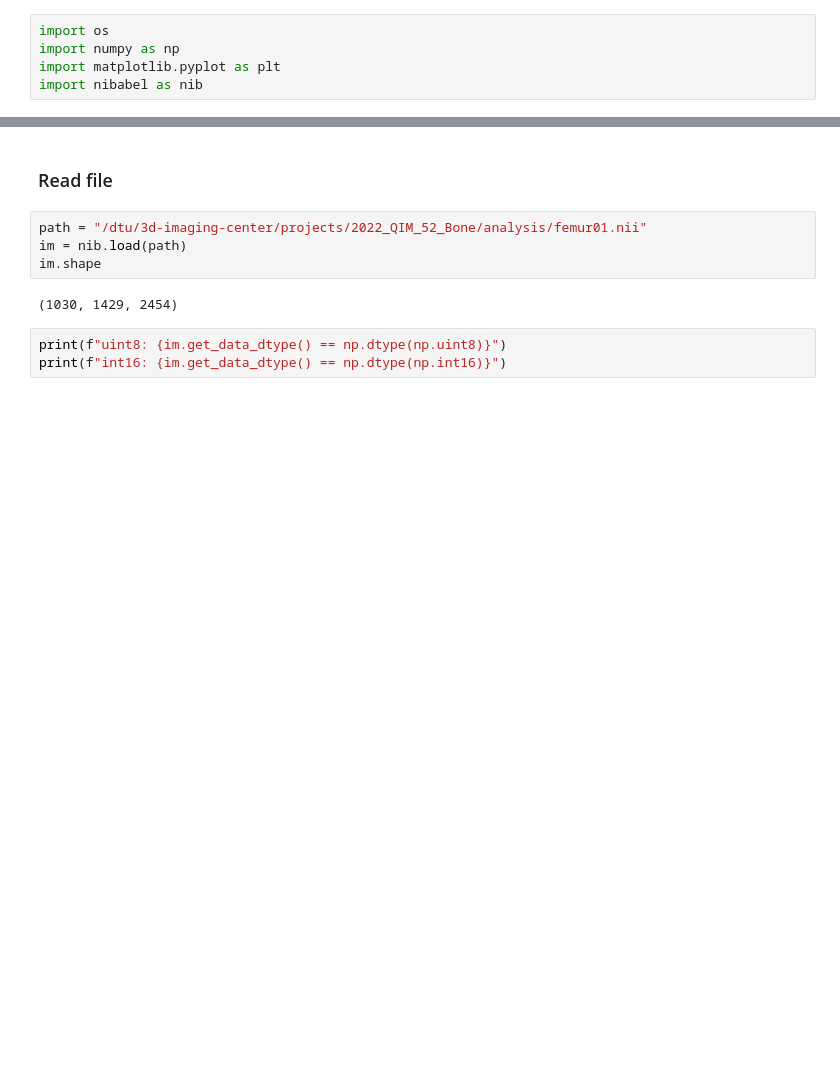
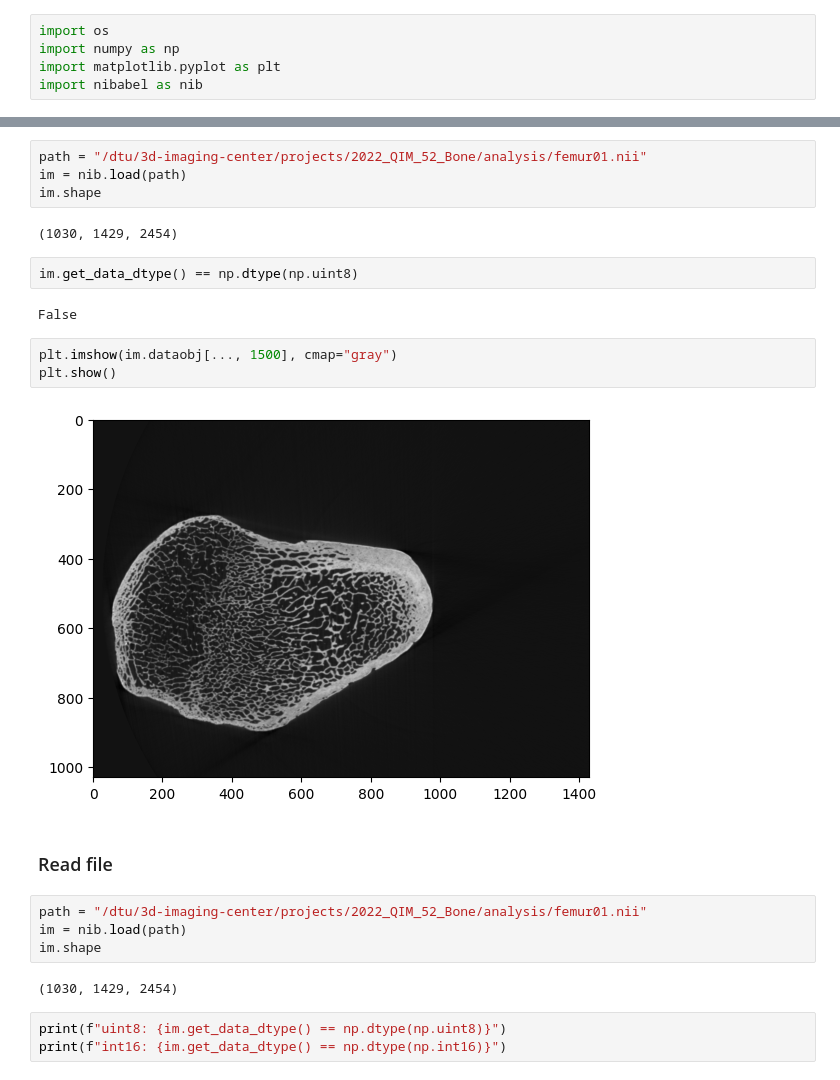
Before and after one commit to SebastianBitsch/SRGAN-ST, a Jupyter notebook: data-exploration/nifti_reader.ipynb, the cells around one changed output, grey strips where cells are left out. Drawn from its saved outputs; the diff is of its cells as text; blank space fills up the shorter version.

```diff
--- a/data-exploration/nifti_reader.ipynb
+++ b/data-exploration/nifti_reader.ipynb
@@ -6,3 +27,18 @@ import nibabel as nib
+# %%
+path = "/dtu/3d-imaging-center/projects/2022_QIM_52_Bone/analysis/femur01.nii"
+im = nib.load(path)
+im.shape
+# %% [output]
+(1030, 1429, 2454)
+# %%
+im.get_data_dtype() == np.dtype(np.uint8)
+# %% [output]
+False
+# %%
+plt.imshow(im.dataobj[..., 1500], cmap="gray")
+plt.show()
+# %% [output]
+[figure, added]
 # %% [markdown]
 ### Read file
 # %%
```
Also changed, not shown: parts of 2 cells of this notebook, 4 other files.
